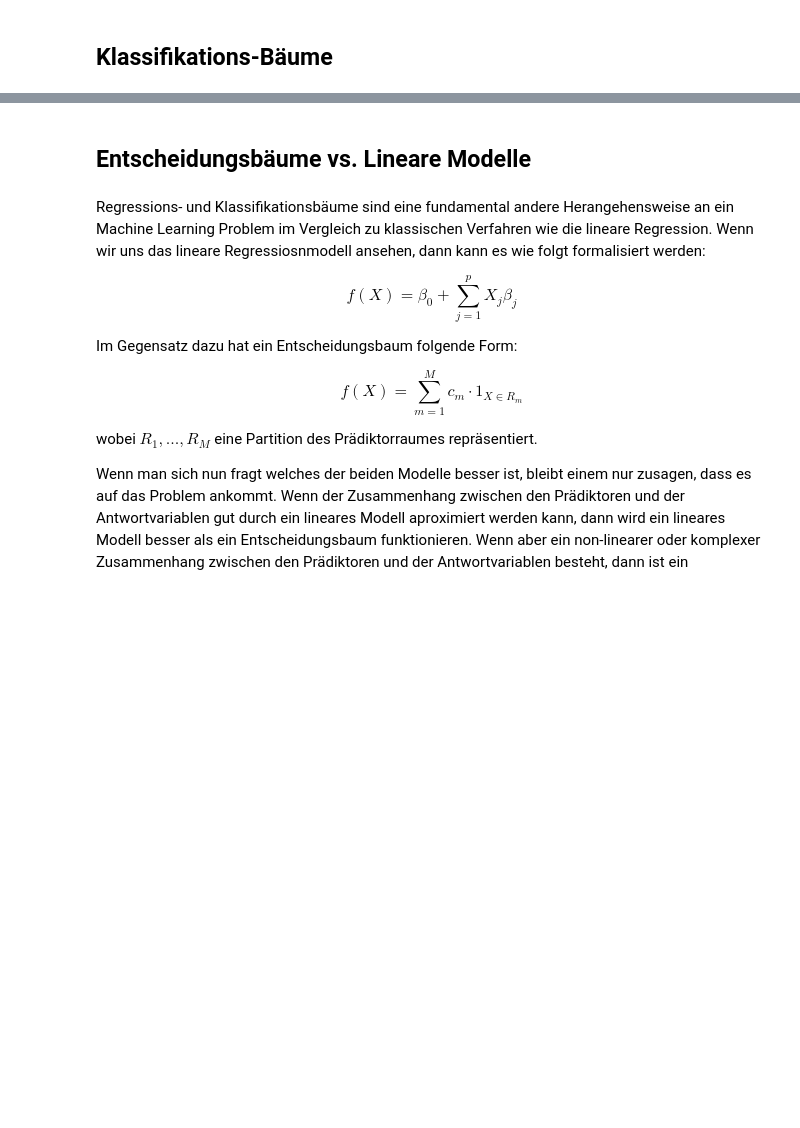
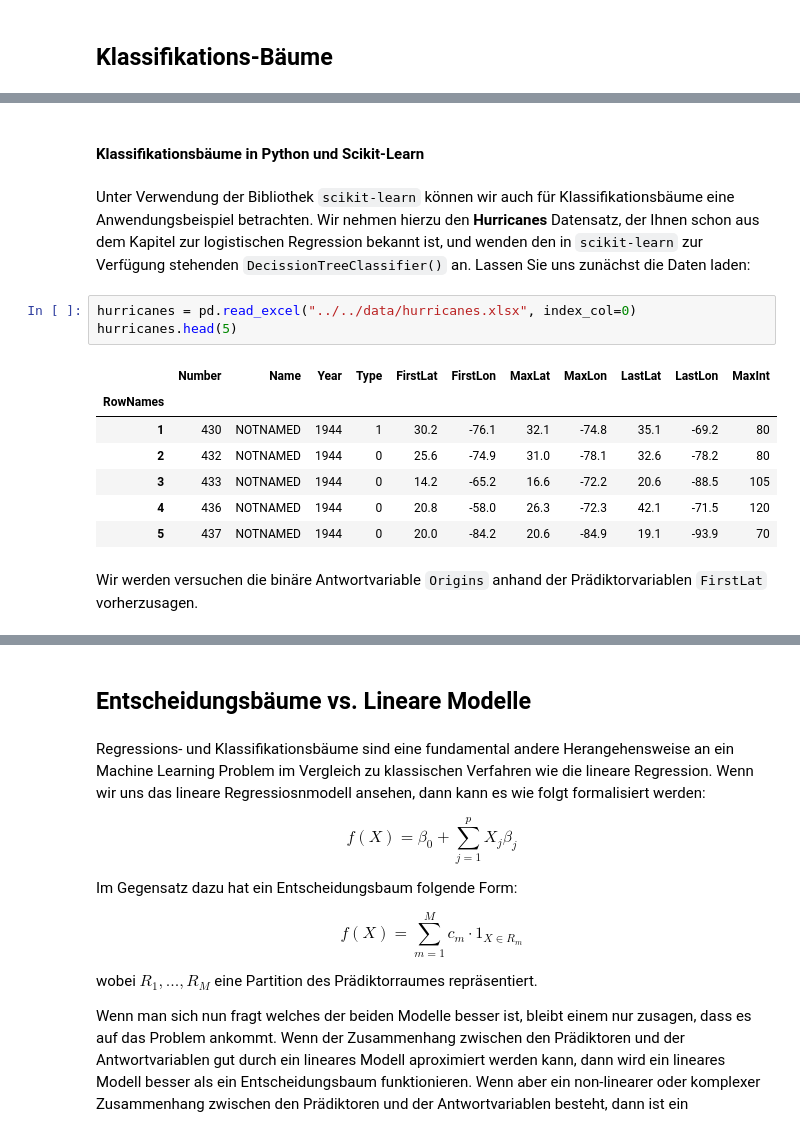
Before and after one commit to imarevic/srh-data-science, a Jupyter notebook: notebooks/Kapitel10/01_DecisionTrees.ipynb, the cells around one changed output, grey strips where cells are left out. Cells and saved outputs as stored; diff of their text form; blank space fills up the shorter version.

```diff
--- a/notebooks/Kapitel10/01_DecisionTrees.ipynb
+++ b/notebooks/Kapitel10/01_DecisionTrees.ipynb
@@ -172,0 +768,17 @@ Nun wollen wir das Ergbnis mit `scikit-learn` vergleichen:
+# %% [markdown]
+#### Klassifikationsbäume in Python und Scikit-Learn
+# %% [markdown]
+Unter Verwendung der Bibliothek `scikit-learn` können wir auch für Klassifikationsbäume eine Anwendungsbeispiel betrachten. Wir nehmen hierzu den **Hurricanes** Datensatz, der Ihnen schon aus dem Kapitel zur logistischen Regression bekannt ist, und wenden den in `scikit-learn` zur Verfügung stehenden `DecissionTreeClassifier()` an. Lassen Sie uns zunächst die Daten laden:
+# %%
+hurricanes = pd.read_excel("../../data/hurricanes.xlsx", index_col=0)
+hurricanes.head(5)
+# %% [output]
+|  | Number | Name | Year | Type | FirstLat | FirstLon | MaxLat | MaxLon | LastLat | LastLon | MaxInt |
+| RowNames |  |  |  |  |  |  |  |  |  |  |  |
+| 1 | 430 | NOTNAMED | 1944 | 1 | 30.2 | -76.1 | 32.1 | -74.8 | 35.1 | -69.2 | 80 |
+| 2 | 432 | NOTNAMED | 1944 | 0 | 25.6 | -74.9 | 31.0 | -78.1 | 32.6 | -78.2 | 80 |
+| 3 | 433 | NOTNAMED | 1944 | 0 | 14.2 | -65.2 | 16.6 | -72.2 | 20.6 | -88.5 | 105 |
+| 4 | 436 | NOTNAMED | 1944 | 0 | 20.8 | -58.0 | 26.3 | -72.3 | 42.1 | -71.5 | 120 |
+| 5 | 437 | NOTNAMED | 1944 | 0 | 20.0 | -84.2 | 20.6 | -84.9 | 19.1 | -93.9 | 70 |
+# %% [markdown]
+Wir werden versuchen die binäre Antwortvariable `Origins` anhand der Prädiktorvariablen `FirstLat` vorherzusagen.
```
Also changed, not shown: parts of 54 cells of this notebook, 44 other files.
